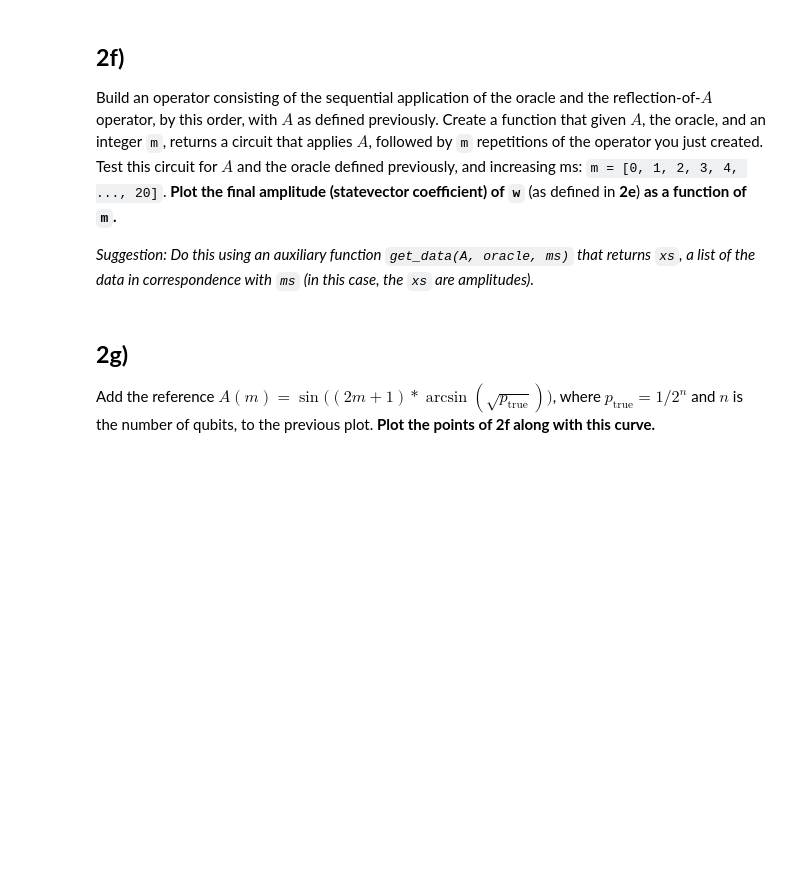
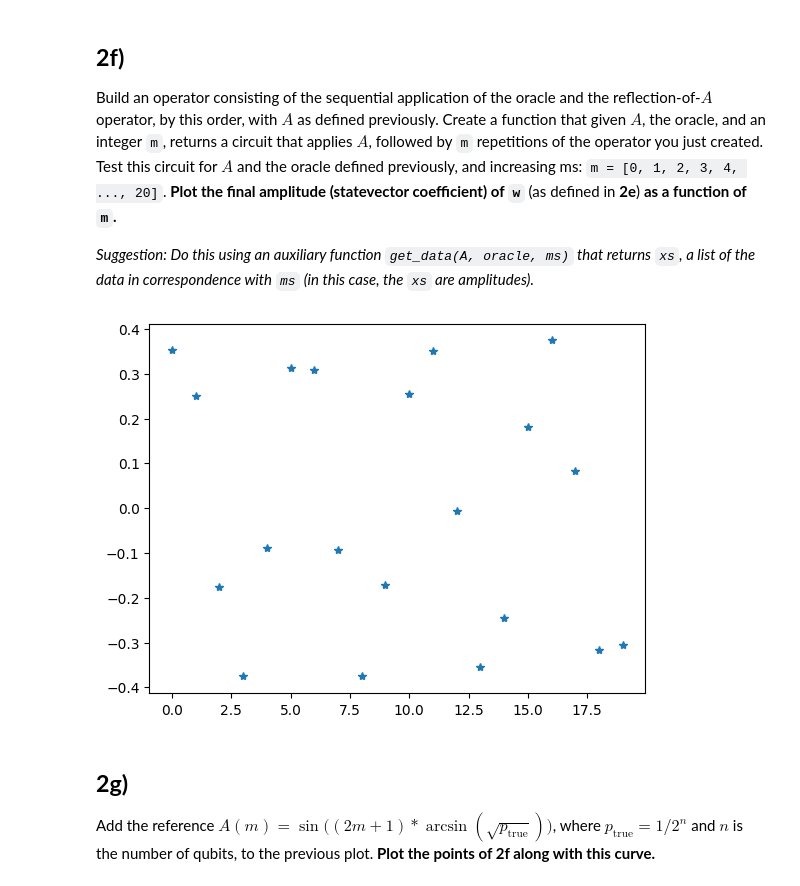
Before and after one commit to ezekielcochran/vtq-hackathon, a Jupyter notebook: qmace.ipynb, the cells around one changed output. Saved outputs shown, nothing was run; the diff lists cells and outputs as text; code cells hidden in the pictures; blank space fills up the shorter version.

```diff
--- a/qmace.ipynb
+++ b/qmace.ipynb
@@ -185,6 +188,7 @@ qc.x(range(0, QUBIT_COUNT, 2))
 cz_gate = qulib.ZGate().control(QUBIT_COUNT - 1)
 qc.append(cz_gate, list(range(QUBIT_COUNT)))
 qc.x(range(0, QUBIT_COUNT, 2))
+w_reflection = qi.Operator(qc)
 qc.draw("mpl")
 # %% [output]
 [figure]
@@ -208,6 +211,45 @@ $$\frac{\sqrt{2}}{4} |000\rangle+\frac{\sqrt{2}}{4} |001\rangle- \frac{\sqrt{2}}
 Build an operator consisting of the sequential application of the oracle and the reflection-of-$A$ operator, by this order, with $A$ as defined previously. Create a function that given $A$, the oracle, and an integer `m`, returns a circuit that applies $A$, followed by `m` repetitions of the operator you just created. Test this circuit for $A$ and the oracle defined previously, and increasing ms: `m = [0, 1, 2, 3, 4, ..., 20]`. **Plot the final amplitude (statevector coefficient) of `w`** (as defined in **2e**) **as a function of `m`.**
 
 _Suggestion: Do this using an auxiliary function `get_data(A, oracle, ms)` that returns `xs`, a list of the data in correspondence with `ms` (in this case, the `xs` are amplitudes)._
+# %%
+# Redefine the A gate for 3 qubits
+hadamard_circuit = QuantumCircuit(QUBIT_COUNT, 0)
+hadamard_circuit.h(range(QUBIT_COUNT))
+a_gate = hadamard_circuit.to_gate(label="A")
+
+def sequential_reflection(a_gate, oracle_operator, m: int):
+    # Define an operator that applies the oracle (reflects over the 0 state) and then applies A
+    qc = QuantumCircuit(QUBIT_COUNT, 0)
+    qc.append(oracle_operator, range(QUBIT_COUNT))
+    qc.append(a_gate, range(QUBIT_COUNT))
+    oracle_a_operator = qi.Operator(qc)
+
+    result = QuantumCircuit(QUBIT_COUNT, 0)
+    result.append(a_gate, range(QUBIT_COUNT))
+    for i in range(m):
+        result.append(oracle_a_operator, range(QUBIT_COUNT))
+    return result
+
+def index_of_w():
+    pass
+    # the W state is 0101010, so its index is
+
+def get_data(A, oracle, ms):
+    result = []
+    for m in ms:
+        qc = sequential_reflection(A, oracle, m)
+        result.append(qi.Statevector.from_instruction(qc).data[2])
+    return result
+
+m_values = list(range(20))
+amplitude_values = get_data(a_gate, w_reflection, m_values)
+
+import matplotlib.pyplot as plt
+import numpy as np
+plt.plot(m_values, np.real(amplitude_values), "*")
+plt.show()
+# %% [output]
+[figure, added]
 # %% [markdown]
 ## **2g)**
 
```
Also changed, not shown: parts of 8 cells of this notebook.
